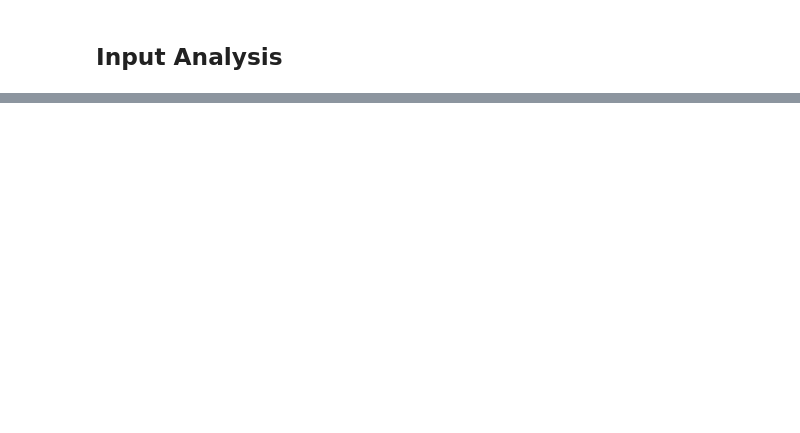
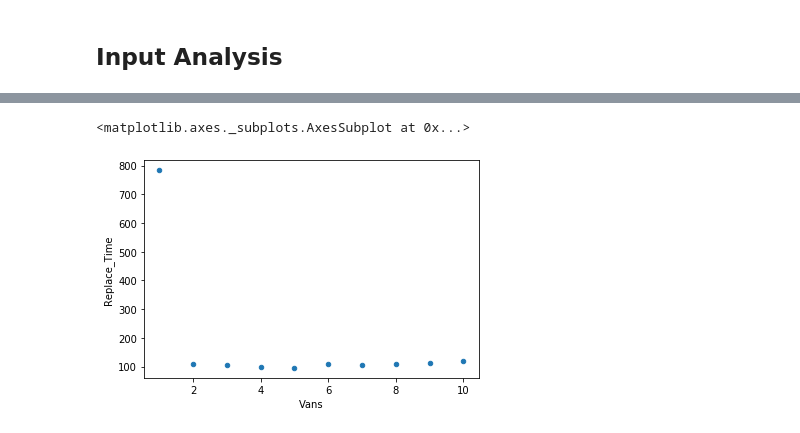
Before and after one commit to jhmontijo/ORIE4580, a Jupyter notebook: Simulation.ipynb, the cells around one changed output, grey strips where cells are left out. Saved outputs shown, nothing was run; the diff lists cells and outputs as text; code cells hidden in the pictures; blank space fills up the shorter version.

```diff
--- a/Simulation.ipynb
+++ b/Simulation.ipynb
@@ -232,3 +286,8 @@ def simulate(max_m, max_v, n_reqs):
+# %%
+replace[replace['Mechanics'] == 5].plot(kind='scatter', x='Vans', y='Replace_Time')
+# %% [output]
+<matplotlib.axes._subplots.AxesSubplot at 0x...>
+[figure, added]
 # %%
 def simulate_shift(max_m, max_v, begin_hr, end_hr, warmup_hrs):
     """
```
Also changed, not shown: parts of 12 cells of this notebook.
